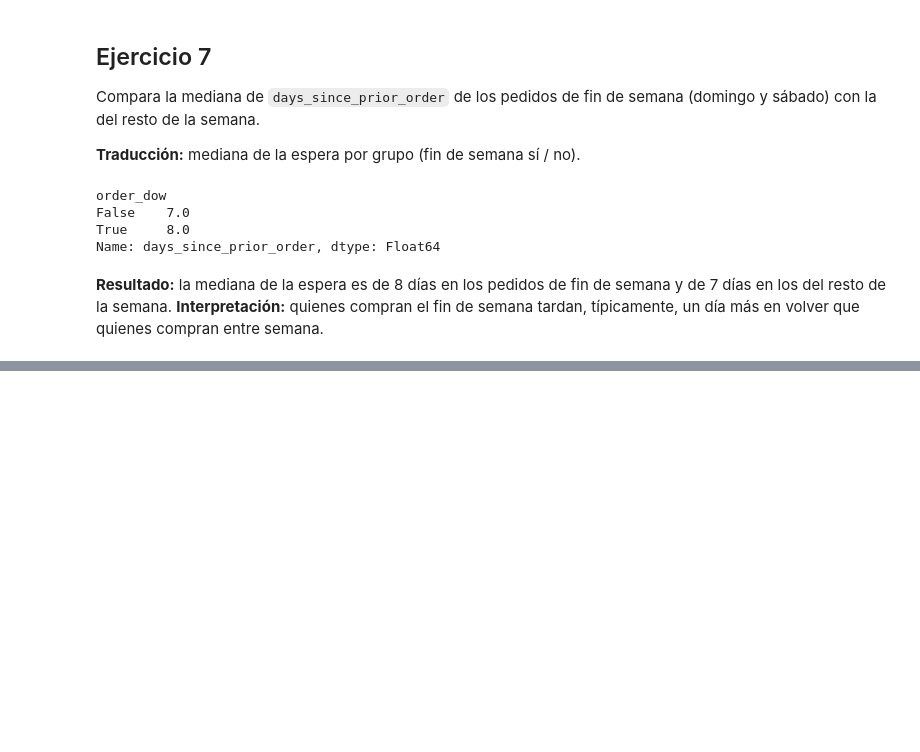
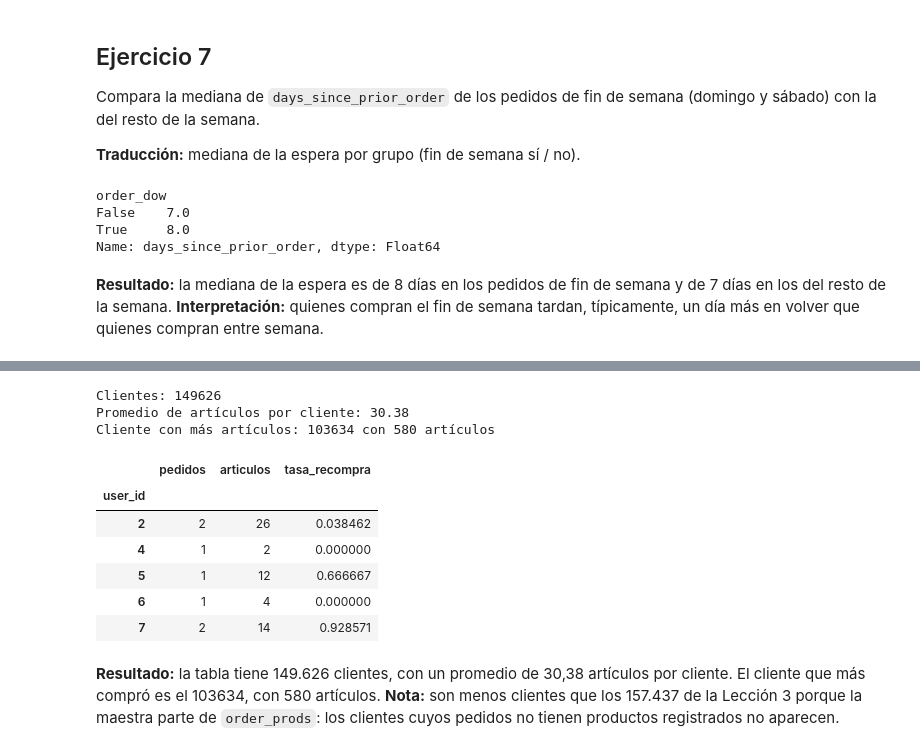
Before and after one commit to juanmejia017/instacart-analisis, a Jupyter notebook: notebooks/pandas_labs.ipynb, the cells around one changed output, grey strips where cells are left out. Saved outputs shown, nothing was run; the diff lists cells and outputs as text; code cells hidden in the pictures; blank space fills up the shorter version.

```diff
--- a/notebooks/pandas_labs.ipynb
+++ b/notebooks/pandas_labs.ipynb
@@ -792,0 +1134,25 @@ Name: days_since_prior_order, dtype: Float64
+# %%
+por_cliente = (maestra.groupby('user_id')
+                      .agg(pedidos=('order_id', 'nunique'),
+                           articulos=('product_id', 'size'),
+                           tasa_recompra=('reordered', 'mean')))
+
+print('Clientes:', len(por_cliente))
+print('Promedio de artículos por cliente:', round(por_cliente['articulos'].mean(), 2))
+print('Cliente con más artículos:', por_cliente['articulos'].idxmax(),
+      'con', por_cliente['articulos'].max(), 'artículos')
+por_cliente.head()
+# %% [output]
+Clientes: 149626
+Promedio de artículos por cliente: 30.38
+Cliente con más artículos: 103634 con 580 artículos
+|  | pedidos | articulos | tasa_recompra |
+| user_id |  |  |  |
+| 2 | 2 | 26 | 0.038462 |
+| 4 | 1 | 2 | 0.000000 |
+| 5 | 1 | 12 | 0.666667 |
+| 6 | 1 | 4 | 0.000000 |
+| 7 | 2 | 14 | 0.928571 |
+# %% [markdown]
+**Resultado:** la tabla tiene 149.626 clientes, con un promedio de 30,38 artículos por cliente. El cliente que más compró es el 103634, con 580 artículos.
+**Nota:** son menos clientes que los 157.437 de la Lección 3 porque la maestra parte de `order_prods`: los clientes cuyos pedidos no tienen productos registrados no aparecen.
```
Also changed, not shown: parts of 64 cells of this notebook, 4 other files.
